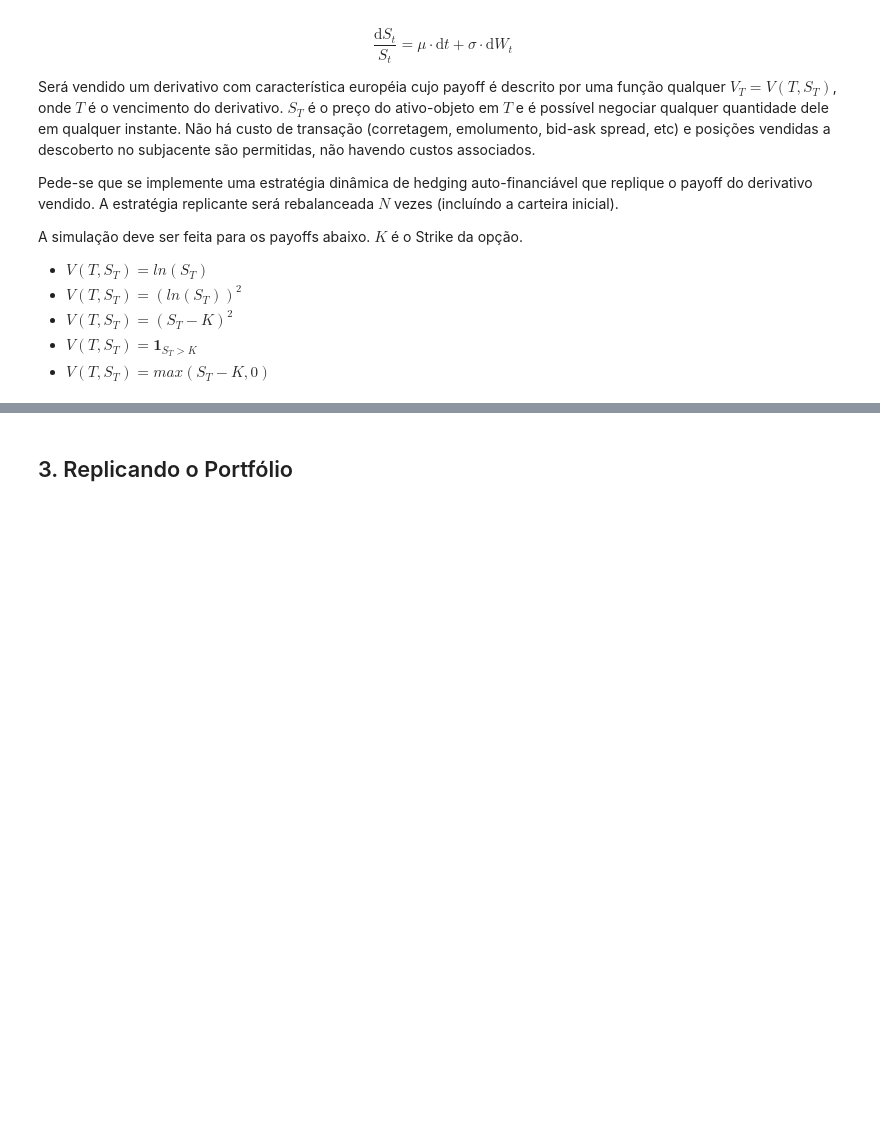
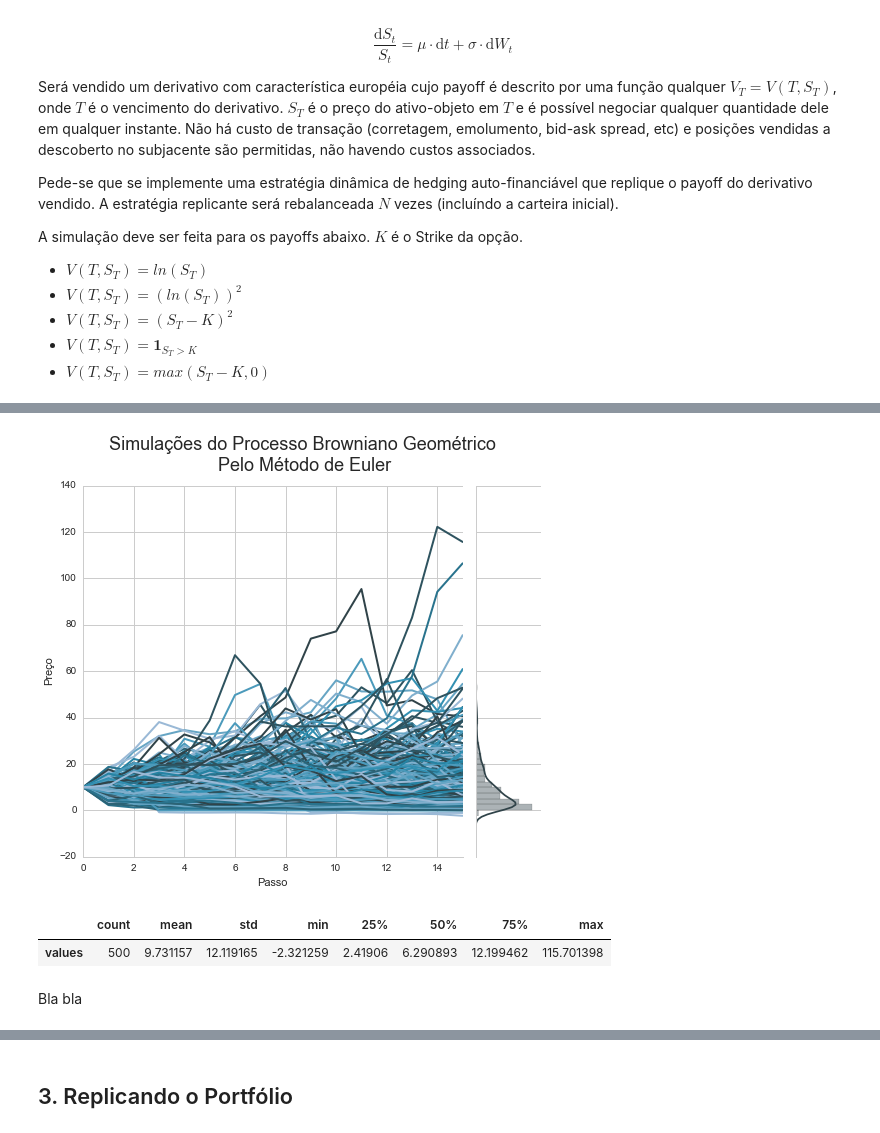
Before and after one commit to ucaiado/Replicating_Strategy, a Jupyter notebook: UiraCaiadoEx01.ipynb, the cells around one changed output, grey strips where cells are left out. Saved outputs shown, nothing was run; the diff lists cells and outputs as text; code cells hidden in the pictures; blank space fills up the shorter version.

```diff
--- a/UiraCaiadoEx01.ipynb
+++ b/UiraCaiadoEx01.ipynb
@@ -455,0 +638,10 @@ A distribuição final dos valores ficou bastante parecida e este método é mui
+# %%
+d_param = {"f_s0": 10.,  # estado inicial do ativo
+           "f_mu": 0.,  # media da dinamica
+           "f_sigma": 0.15,  # desvio padrao da dinamica
+           "f_time": 0.5,  # tempo decorrido na simulacao
+           "f_steps": 15, # quantidade de passos dado entre a e f_time
+           "f_r": 0.01  # taxa de juros
+           }
+df = do_simulations(GBM_Risk_Neutral_By_Euler, 500, **d_param)
+df.head()
@@ -455,0 +658,16 @@ A distribuição final dos valores ficou bastante parecida e este método é mui
+# %%
+plot_simulations(df,
+                 u"Simulações do Processo Browniano Geométrico\n Pelo Método de Euler",
+                 d_param["f_steps"])
+# %% [output]
+[figure, added]
+# %%
+# mostra resumo estatistico do ultimo valor das simulacoes
+df_descr = pd.DataFrame(df.iloc[-1, :].describe()).T
+df_descr.index = ["values"]
+df_descr
+# %% [output]
+|  | count | mean | std | min | 25% | 50% | 75% | max |
+| values | 500 | 9.731157 | 12.119165 | -2.321259 | 2.41906 | 6.290893 | 12.199462 | 115.701398 |
+# %% [markdown]
+Bla bla
```
Also changed, not shown: parts of 42 cells of this notebook.
